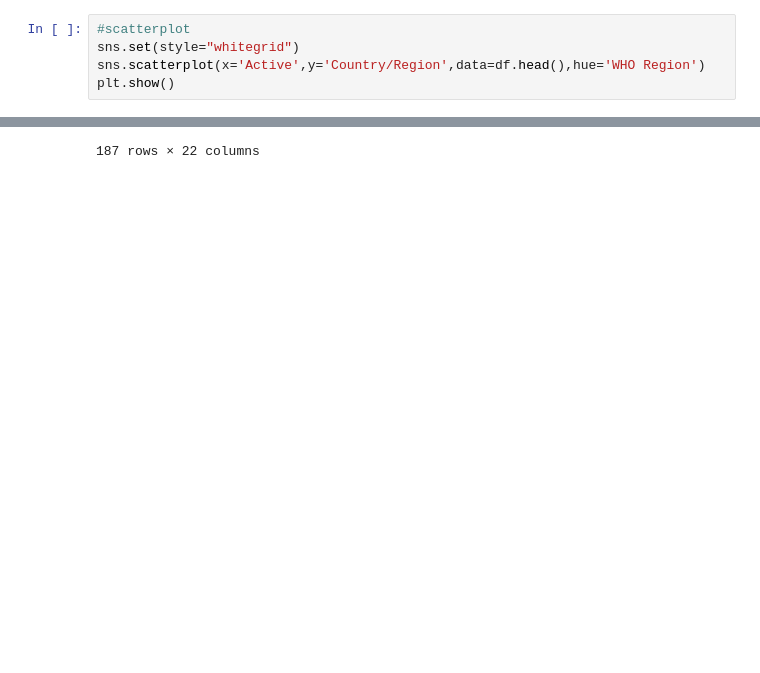
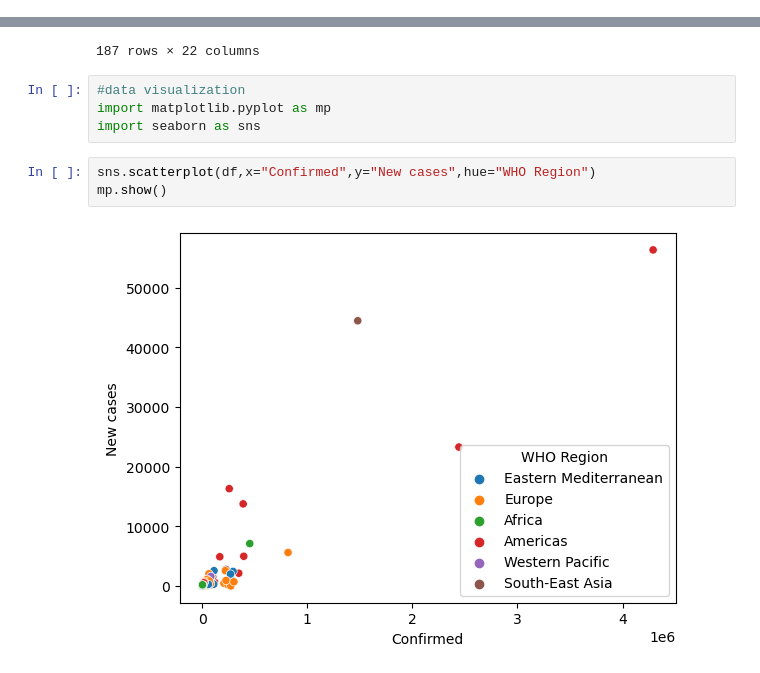
Before and after one commit to ananyadix/machine-learning, a Jupyter notebook: task1.ipynb, the cells around one changed output, grey strips where cells are left out. Drawn from its saved outputs; the diff is of its cells as text; blank space fills up the shorter version.

Commit message:
EDA with minor visualization changes

```diff
--- a/task1.ipynb
+++ b/task1.ipynb
@@ -100,5 +95,0 @@ import matplotlib.pyplot as plt
-# %%
-#scatterplot
-sns.set(style="whitegrid")
-sns.scatterplot(x='Active',y='Country/Region',data=df.head(),hue='WHO Region')
-plt.show()
@@ -172,3 +155,12 @@ d1
 | 185 | Zambia | 4552 | 140 | 2815 | 1597 | 71 | 1 | 465 | ... |
 | 186 | Zimbabwe | 2704 | 36 | 542 | 2126 | 192 | 2 | 24 | ... |
 187 rows × 22 columns
+# %%
+#data visualization
+import matplotlib.pyplot as mp
+import seaborn as sns
+# %%
+sns.scatterplot(df,x="Confirmed",y="New cases",hue="WHO Region")
+mp.show()
+# %% [output]
+[figure, added]
```
Also changed, not shown: parts of 6 cells of this notebook.
